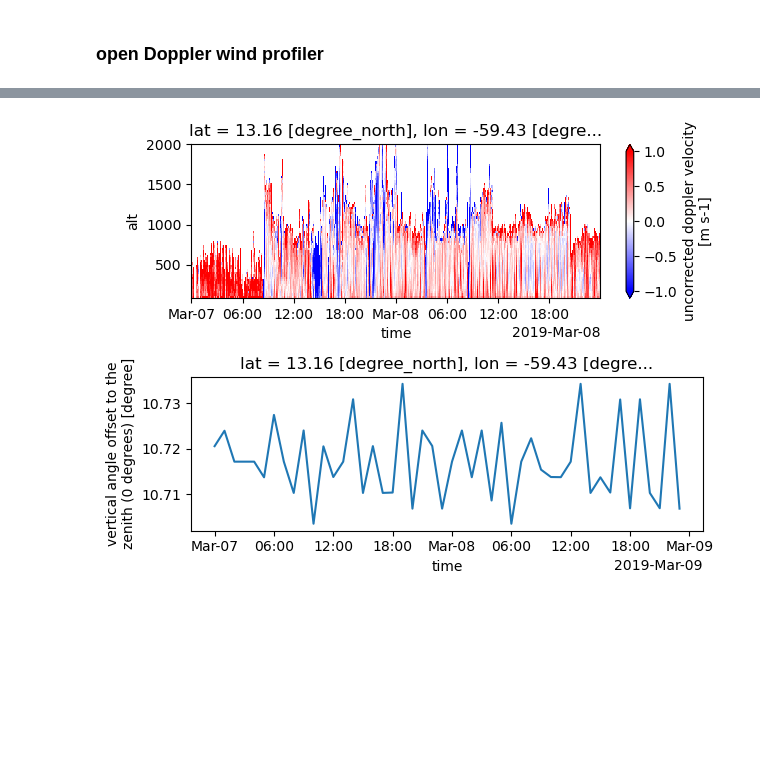
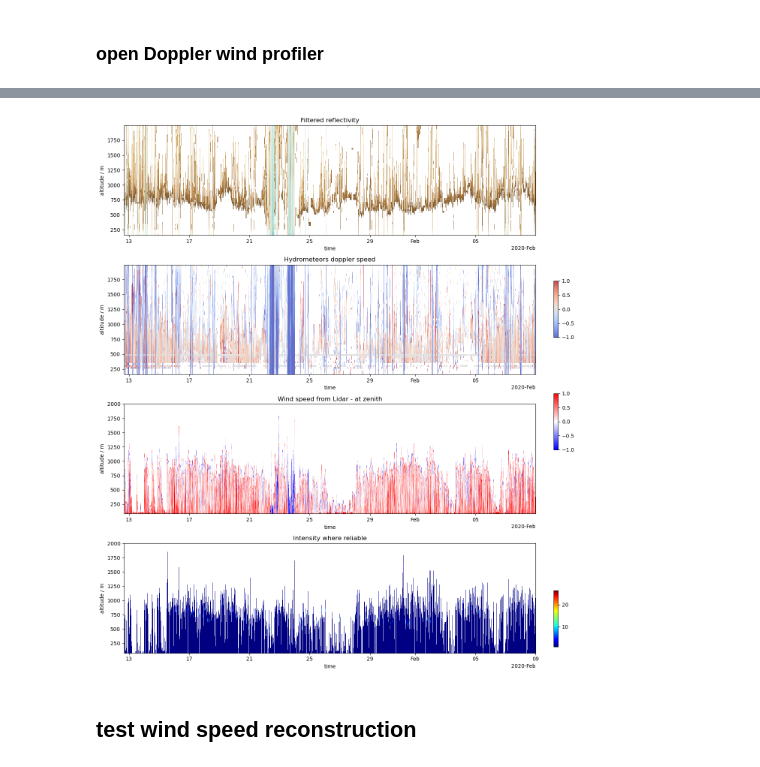
Before and after one commit to meteorologopazzo/BCO_observational, a Jupyter notebook: lidar_sondes.ipynb, the cells around one changed output, grey strips where cells are left out. Drawn from its saved outputs; the diff is of its cells as text; code cells hidden in the pictures; blank space fills up the shorter version.

```diff
--- a/lidar_sondes.ipynb
+++ b/lidar_sondes.ipynb
@@ -1636,3 +1636,10 @@ instrument_name :
 WLS200s-180
 # %% [markdown]
 ### open Doppler wind profiler
+# %%
+start, end = "2020-01-07", "2020-02-08"
+time_sel = slice(start, end)
+# %%
+mbrs_eu = cat.BCO.radar_MBR2_c4_v1.to_dask().sel(time=time_sel, alt=slice(70, 2000)).resample(time="5min").mean()
+# mbrs_or = cat.BCO.radar_MBRS_c1_v1.to_dask()
+mbrs_eu
@@ -1657,26 +1682,54 @@ Data variables:
     summary:          The Halo Photonics Stream Line Pro Scanning Doppler Lid...
     title:            WindLidar data from BCO (Level 1)
     tool_versions:    {"Python": "3.11.2 (main, Apr 28 2025, 14:11:48) [GCC 1...
+# %%
+def is_vertical(ds):
+    return ds["zenith"] < 2
+
+def is_reliable(ds):
+    # mask signals from the point where it became too much attenuated
+    return (ds["intensity"] <= 1.015).cumsum("alt") < 1
+
+# cut, filter, resample and plot the data
+wl1_day = windlidar.sel(time=slice(mbrs_eu.time.values[0], end), alt=slice(70, 2000))
+wl1_1min_avg = wl1_day.doppler.where( (is_reliable(wl1_day)) & (is_vertical(wl1_day)) ).resample(time="1min").mean()
 # %%
-def is_vertical(ds):
-    return ds["zenith"] < 2
-
-def is_reliable(ds):
-    # mask signals from the point where it became too much attenuated
-    return (ds["intensity"] <= 1.015).cumsum("alt") < 1
-
-# cut, filter, resample and plot the data
-wl1_day = windlidar.sel(time=slice("2019-03-07", "2019-03-08"), alt=slice(70, 2000))
-wl1_1min_avg = wl1_day["doppler"].where(is_reliable(wl1_day)).resample(time="1min").mean()
+fig, ax = plt.subplots(4,1, figsize=(12, 15))
+ax=ax.flatten()
 
 
+mask = (mbrs_eu.Zf > -55.).compute()
+mbrs_eu.Zf.where(mask, drop=True).plot(ax=ax[0], x="time", cmap="BrBG", alpha=0.8, add_colorbar=False)
+ax[0].set_title("Filtered reflectivity")
 
-fig, ax = plt.subplots(2,1)
-ax=ax.flatten()
 
-wl1_1min_avg.plot(ax=ax[0], x="time", y="alt", vmin=-1, vmax=1, cmap="bwr")
-wl1_day.zenith.resample(time="1h").mean().plot(ax=ax[1])
+p = mbrs_eu.VELg.plot(ax=ax[1], x="time", cmap="coolwarm", alpha=0.8, vmin=-1, vmax=1, add_colorbar=False)
+cax = fig.add_axes([1.02, 0.6, 0.01, 0.1]) # [left, bottom, width, height] in figure coordinates
+plt.colorbar(p, cax=cax)
+ax[1].set_title("Hydrometeors doppler speed")
+
+
+# mbrs_eu.SNR.plot(ax=ax[2], x="time", cmap="BrBG", alpha=0.8, add_colorbar=False)
+# ax[2].set_title("Reflectivity")
+
+
+p = wl1_1min_avg.plot(ax=ax[2], x="time", y="alt", vmin=-1, vmax=1, cmap="bwr", add_colorbar=False)
+cax = fig.add_axes([1.02, 0.4, 0.01, 0.1]) # [left, bottom, width, height] in figure coordinates
+plt.colorbar(p, cax=cax)
+ax[2].set_title("Wind speed from Lidar - at zenith")
+
+
+p = wl1_day.intensity.where( (is_reliable(wl1_day)) ).plot(ax=ax[3], x="time", y="alt", cmap="jet", add_colorbar=False)
+cax = fig.add_axes([1.02, 0.05, 0.01, 0.1]) # [left, bottom, width, height] in figure coordinates
+plt.colorbar(p, cax=cax)
+ax[3].set_title("Intensity where reliable")
+
+for x in ax:
+    x.set_ylabel("altitude / m")
+
 
 plt.tight_layout()
 # %% [output]
-[figure, old version]
+[figure, new version]
+# %% [markdown]
+## test wind speed reconstruction
```
Also changed, not shown: parts of 7 cells of this notebook, 8 other files.
